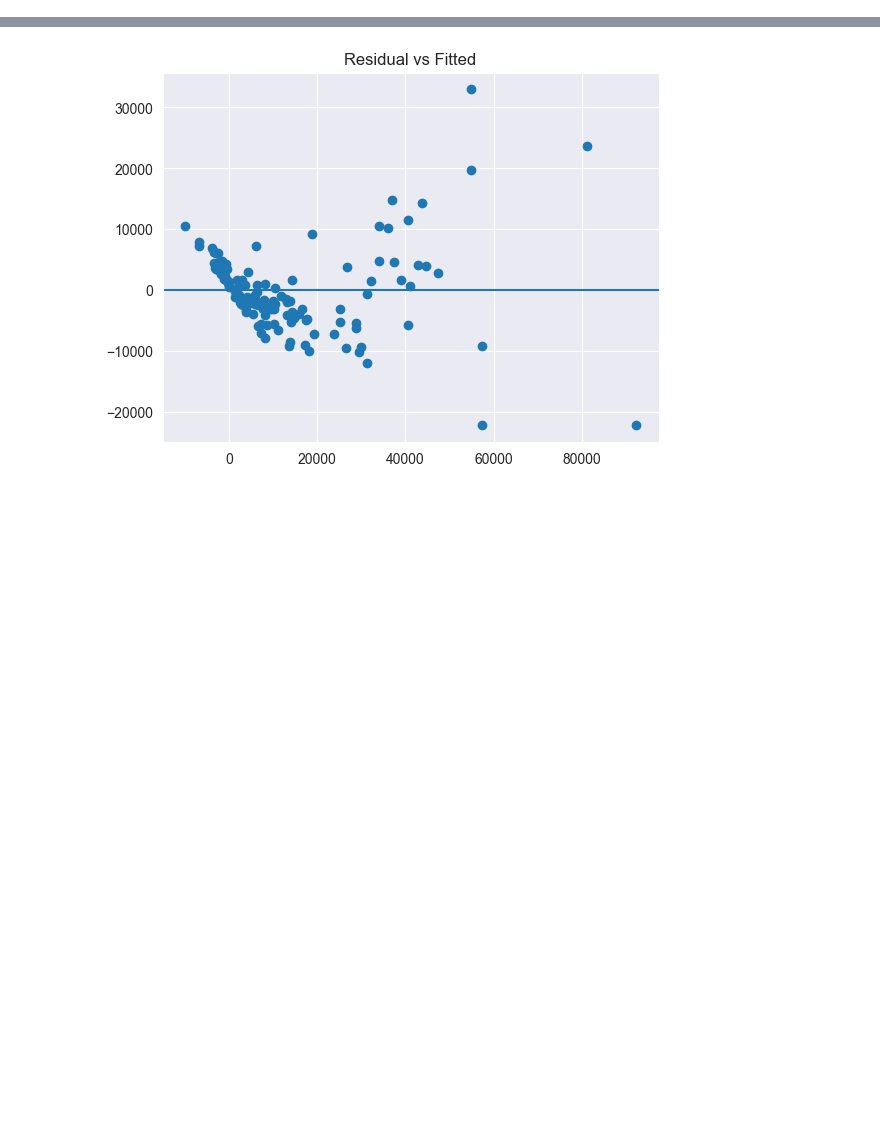
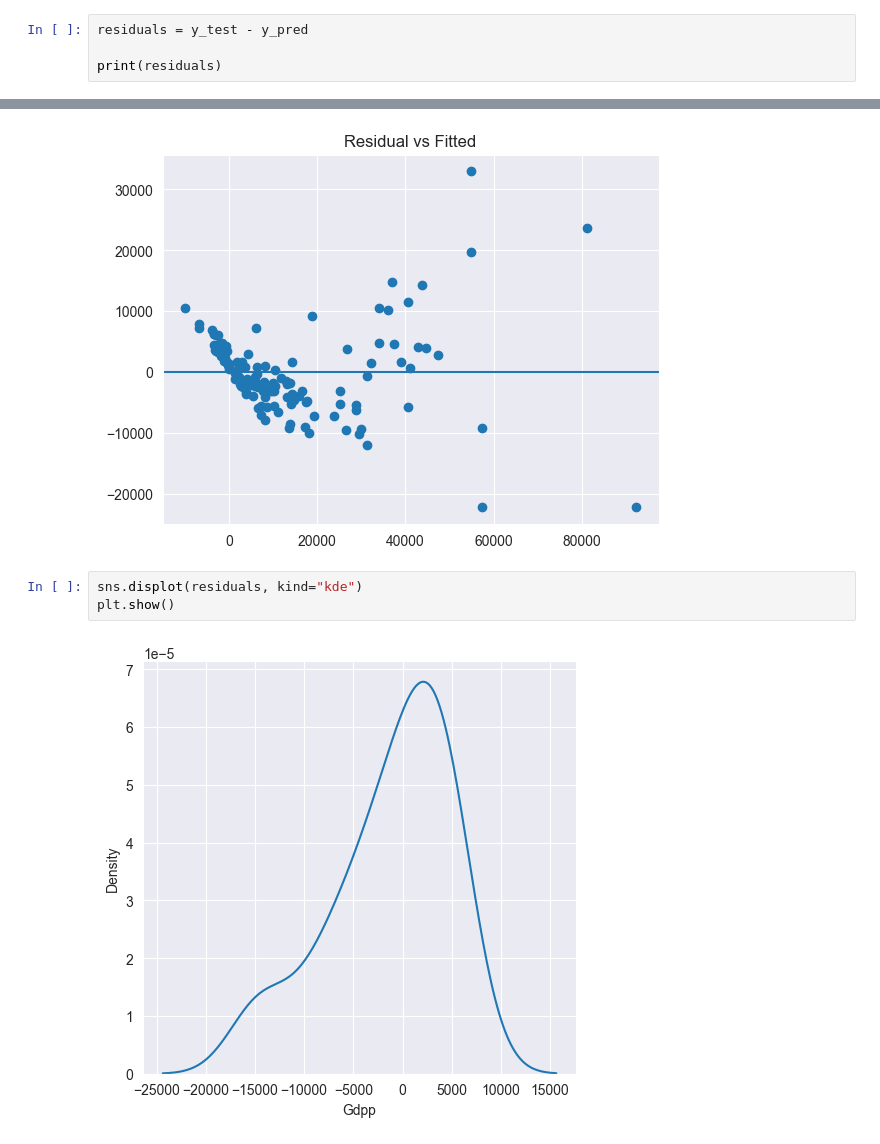
Before and after one commit to MerveTascii00/machine-learning-journey, a Jupyter notebook: 02_Multiple_Lineer_Regression.ipynb, the cells around one changed output, grey strips where cells are left out. Drawn from its saved outputs; the diff is of its cells as text; blank space fills up the shorter version.

```diff
--- a/02_Multiple_Linear_Regression.ipynb
+++ b/02_Multiple_Lineer_Regression.ipynb
@@ -230,0 +248,4 @@ Test MAE: 4690.960179
+# %%
+residuals = y_test - y_pred
+
+print(residuals)
@@ -251,6 +290,11 @@ plt.title('Residual vs Fitted')
 plt.show()
 # %% [output]
 [figure]
+# %%
+sns.displot(residuals, kind="kde")
+plt.show()
+# %% [output]
+[figure, added]
 # %%
 from sklearn.neighbors import KNeighborsClassifier
 
```
Also changed, not shown: parts of 14 cells of this notebook, 5 other files.
